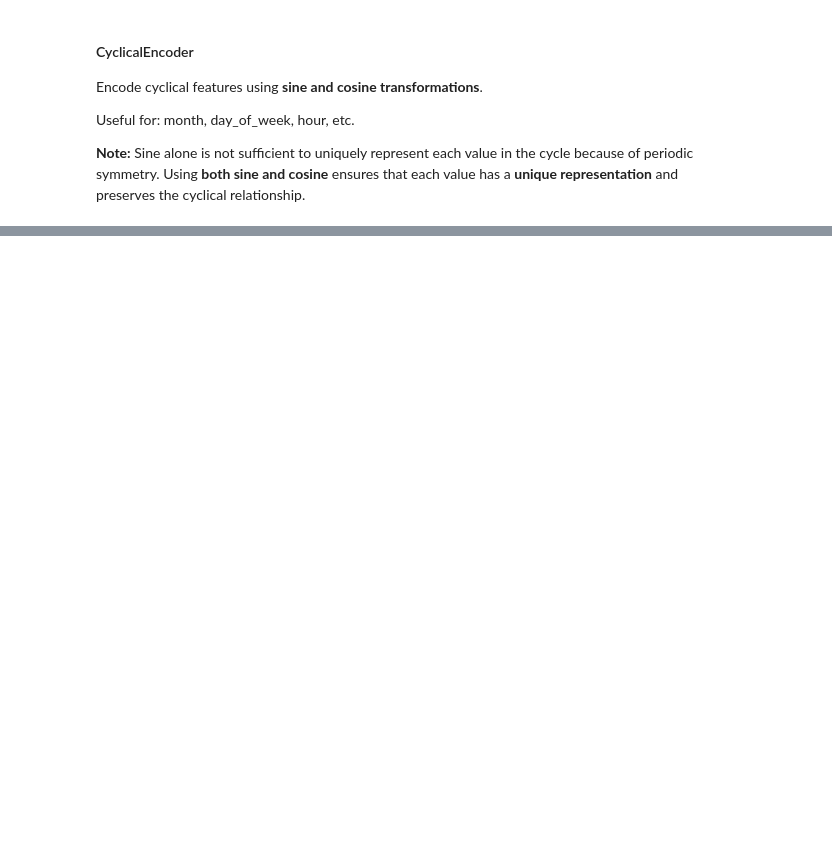
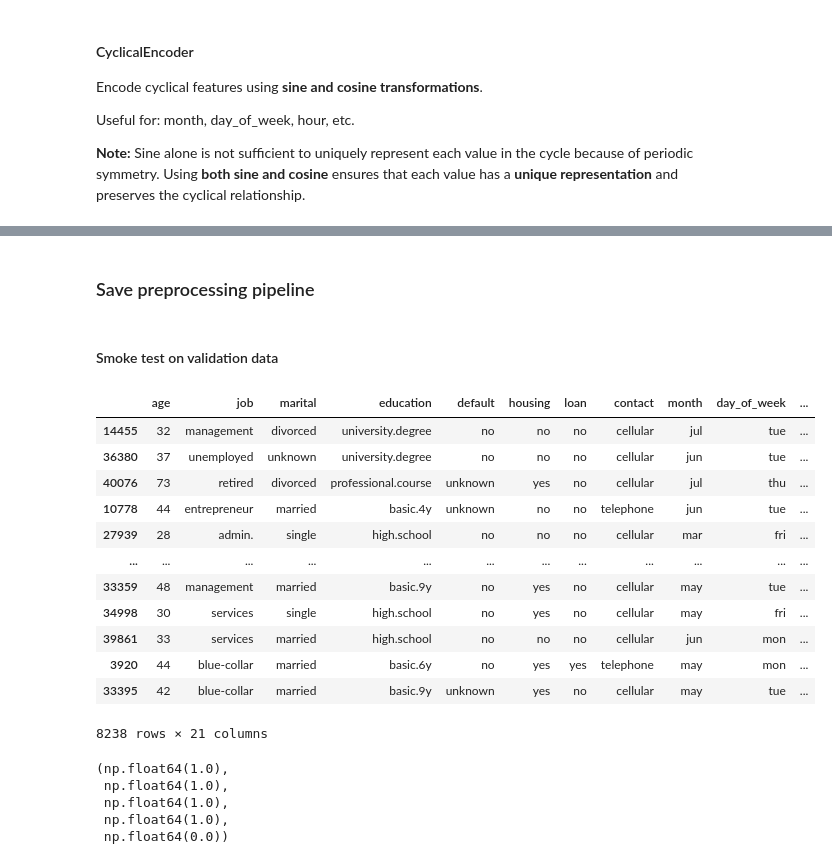
Before and after one commit to Maxstef/ml-bank-additional-project, a Jupyter notebook: notebooks/02_preprocessing.ipynb, the cells around one changed output, grey strips where cells are left out. Cells and saved outputs as stored; diff of their text form; code cells hidden in the pictures; blank space fills up the shorter version.

```diff
--- a/notebooks/02_preprocessing.ipynb
+++ b/notebooks/02_preprocessing.ipynb
@@ -339,0 +587,2 @@ TODO
+# %% [markdown]
+### Save preprocessing pipeline
@@ -339,0 +597,2 @@ TODO
+# %% [markdown]
+#### Smoke test on validation data
@@ -339,0 +602,31 @@ TODO
+# %%
+val_df
+# %% [output]
+|  | age | job | marital | education | default | housing | loan | contact | month | day_of_week | ... |
+| 14455 | 32 | management | divorced | university.degree | no | no | no | cellular | jul | tue | ... |
+| 36380 | 37 | unemployed | unknown | university.degree | no | no | no | cellular | jun | tue | ... |
+| 40076 | 73 | retired | divorced | professional.course | unknown | yes | no | cellular | jul | thu | ... |
+| 10778 | 44 | entrepreneur | married | basic.4y | unknown | no | no | telephone | jun | tue | ... |
+| 27939 | 28 | admin. | single | high.school | no | no | no | cellular | mar | fri | ... |
+| ... | ... | ... | ... | ... | ... | ... | ... | ... | ... | ... | ... |
+| 33359 | 48 | management | married | basic.9y | no | yes | no | cellular | may | tue | ... |
+| 34998 | 30 | services | single | high.school | no | yes | no | cellular | may | fri | ... |
+| 39861 | 33 | services | married | high.school | no | no | no | cellular | jun | mon | ... |
+| 3920 | 44 | blue-collar | married | basic.6y | no | yes | yes | telephone | may | mon | ... |
+| 33395 | 42 | blue-collar | married | basic.9y | unknown | yes | no | cellular | may | tue | ... |
+8238 rows × 21 columns
+# %%
+# check first row details
+(
+    val_df_transformed[0][np.argmax(feature_names == "cat__job_management")],                   # job - management
+    val_df_transformed[0][np.argmax(feature_names == "cat__marital_divorced")],                 # marital - divorced
+    val_df_transformed[0][np.argmax(feature_names == "cat__education_university.degree")],      # education - university.degree
+    val_df_transformed[0][np.argmax(feature_names == "cat__default_no")],                       # default - no
+    val_df_transformed[0][np.argmax(feature_names == "cat__default_risk")],
+)
+# %% [output]
+(np.float64(1.0),
+ np.float64(1.0),
+ np.float64(1.0),
+ np.float64(1.0),
+ np.float64(0.0))
```
Also changed, not shown: parts of 31 cells of this notebook, 7 other files.
